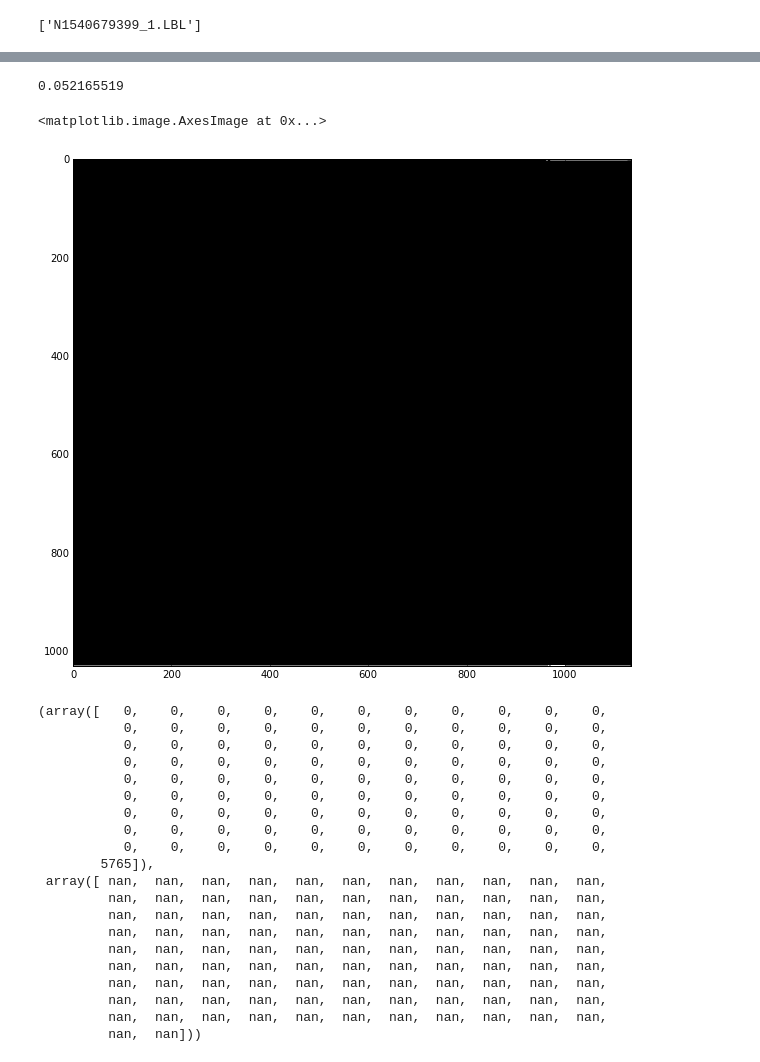
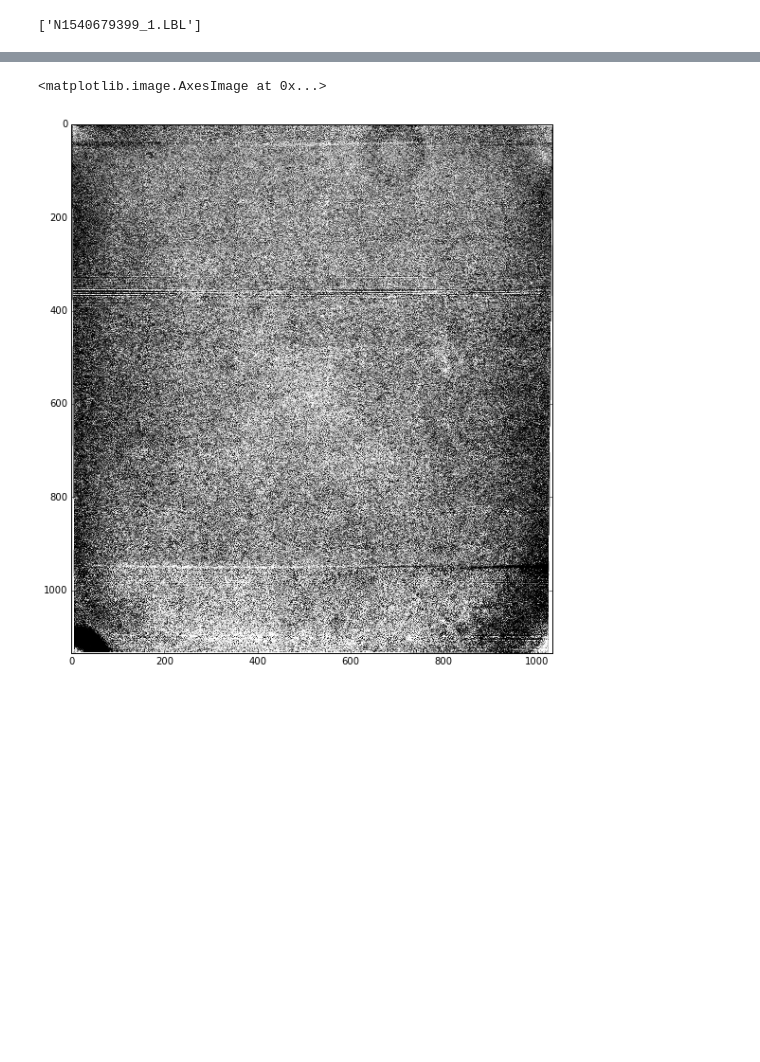
Before and after one commit to michaelaye/pyciss, a Jupyter notebook: notebooks/Pysis pipeline.ipynb, the cells around one changed output, grey strips where cells are left out. Drawn from its saved outputs; the diff is of its cells as text; code cells hidden in the pictures; blank space fills up the shorter version.

```diff
--- a/notebooks/Pysis pipeline.ipynb
+++ b/notebooks/Pysis pipeline.ipynb
@@ -93,2 +57,0 @@ from skimage.exposure import equalize_hist
-# %%
-subtracted[np.isnan(subtracted)] = -1
@@ -131,4 +57,0 @@ np.nanmin(subtracted)
-# %%
-np.nanmax(subtracted)
-# %% [output]
-0.052165519
@@ -139,28 +58,6 @@ eq = equalize_hist(eq)
-# %%
-plt.imshow(eq)
-# %% [output]
-<matplotlib.image.AxesImage at 0x...>
-[figure, removed]
-# %%
-np.histogram(subtracted, bins=100)
-# %% [output]
-(array([   0,    0,    0,    0,    0,    0,    0,    0,    0,    0,    0,
-           0,    0,    0,    0,    0,    0,    0,    0,    0,    0,    0,
-           0,    0,    0,    0,    0,    0,    0,    0,    0,    0,    0,
-           0,    0,    0,    0,    0,    0,    0,    0,    0,    0,    0,
-           0,    0,    0,    0,    0,    0,    0,    0,    0,    0,    0,
-           0,    0,    0,    0,    0,    0,    0,    0,    0,    0,    0,
-           0,    0,    0,    0,    0,    0,    0,    0,    0,    0,    0,
-           0,    0,    0,    0,    0,    0,    0,    0,    0,    0,    0,
-           0,    0,    0,    0,    0,    0,    0,    0,    0,    0,    0,
-        5765]),
- array([ nan,  nan,  nan,  nan,  nan,  nan,  nan,  nan,  nan,  nan,  nan,
-         nan,  nan,  nan,  nan,  nan,  nan,  nan,  nan,  nan,  nan,  nan,
-         nan,  nan,  nan,  nan,  nan,  nan,  nan,  nan,  nan,  nan,  nan,
-         nan,  nan,  nan,  nan,  nan,  nan,  nan,  nan,  nan,  nan,  nan,
-         nan,  nan,  nan,  nan,  nan,  nan,  nan,  nan,  nan,  nan,  nan,
-         nan,  nan,  nan,  nan,  nan,  nan,  nan,  nan,  nan,  nan,  nan,
-         nan,  nan,  nan,  nan,  nan,  nan,  nan,  nan,  nan,  nan,  nan,
-         nan,  nan,  nan,  nan,  nan,  nan,  nan,  nan,  nan,  nan,  nan,
-         nan,  nan,  nan,  nan,  nan,  nan,  nan,  nan,  nan,  nan,  nan,
-         nan,  nan]))
+# %%
+low, high = np.percentile(subtracted, (10,90))
+plt.imshow(subtracted, vmin=low, vmax=high)
+# %% [output]
+<matplotlib.image.AxesImage at 0x...>
+[figure, added]
```
Also changed, not shown: parts of 38 cells of this notebook, 1 other file.
